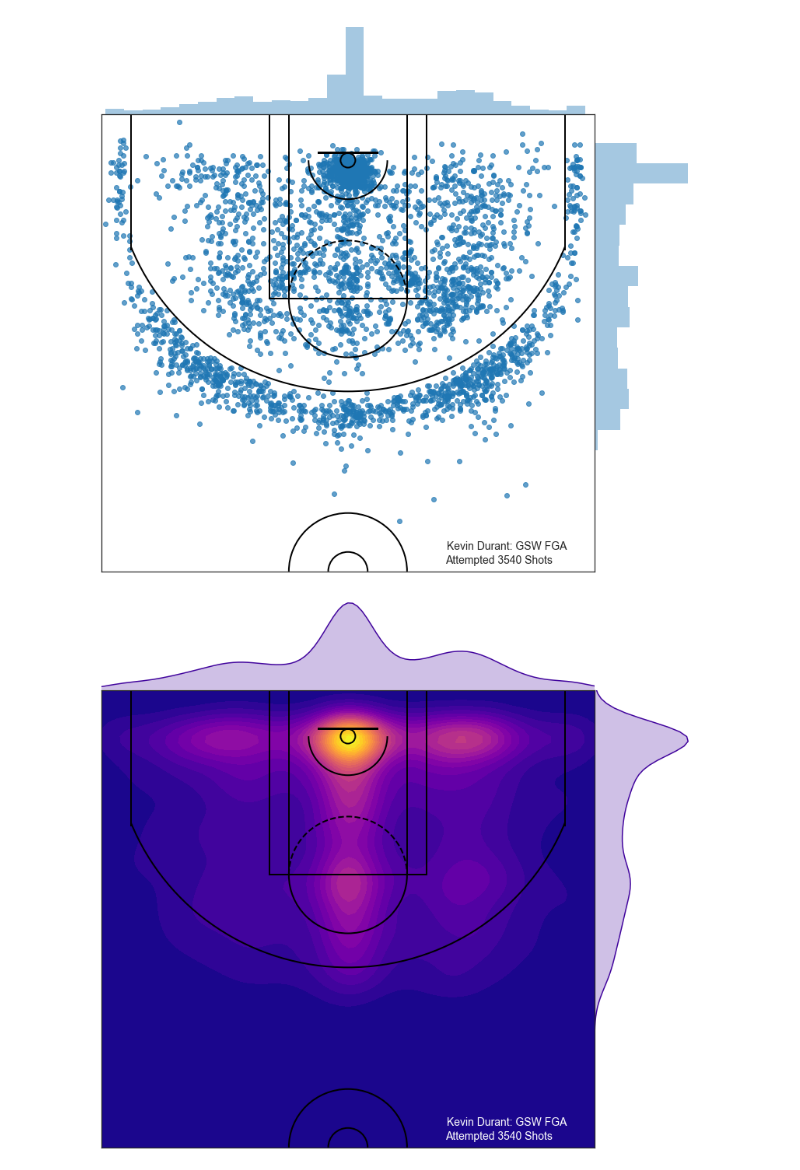
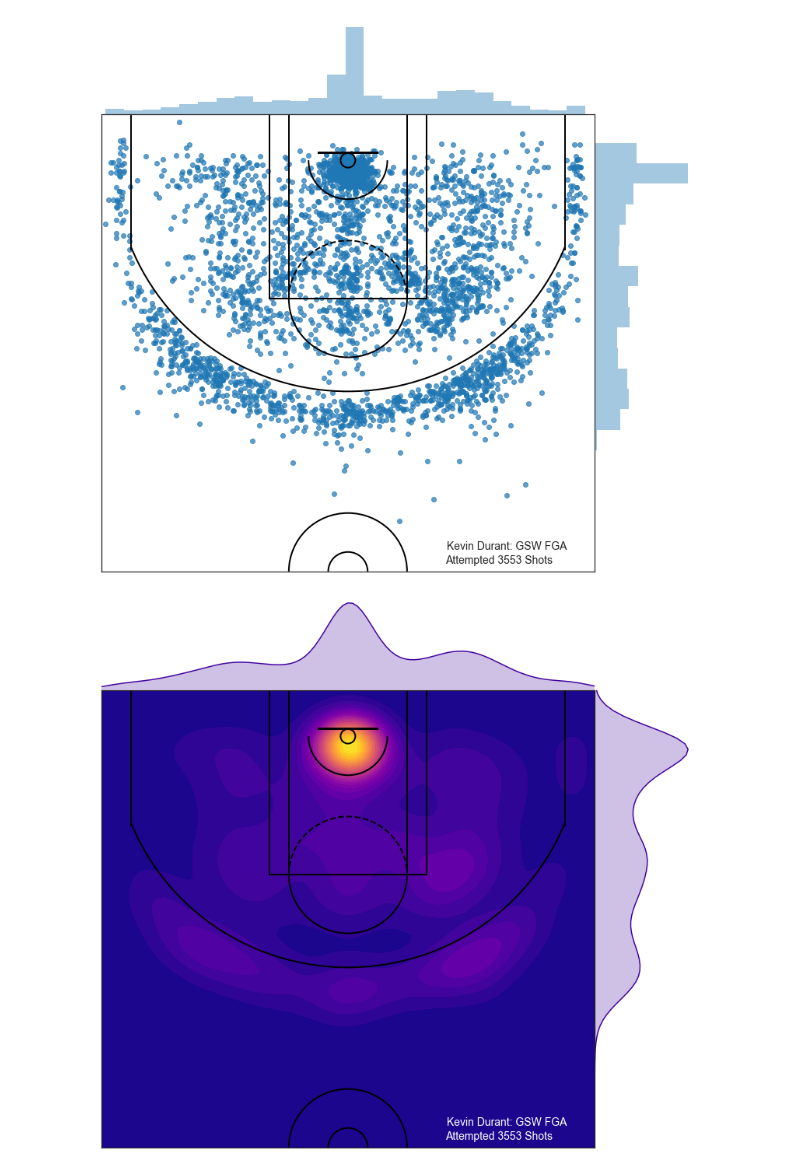
Before and after one commit to matthewosborne71/SportsProjects, a Jupyter notebook: NBA_Shot_Charts/ShotCharts.ipynb, the cells around one changed output. Cells and saved outputs as stored; diff of their text form; code cells hidden in the pictures.

Commit message:
Finished up Shot Chart Jupyter Notebook

```diff
--- a/NBA_Shot_Charts/ShotCharts.ipynb
+++ b/NBA_Shot_Charts/ShotCharts.ipynb
@@ -529,32 +531,32 @@ plt.show()
 # %%
 # This imports a color map from plt
 cmap = plt.cm.plasma
 
 # This makes our joinplot we've changed our kind variable to be
 # 'kde' this means we want the density of the points.
-JointChart = sns.jointplot(KD_GSW_DF.LOC_X, KD_OKC_DF.LOC_Y, stat_func=None,
-                                 kind='kde', space=0, color=cmap(0.1),
-                                 cmap=cmap, n_levels=25)
+JointChart = sns.jointplot(data = KD_GSW_DF, x = 'LOC_X', y = 'LOC_Y',
+                           stat_func=None, kind='kde', space=0,
+                           color=cmap(0.1), cmap=cmap, n_levels=25)
 
 # Set the size of the figure
 JointChart.fig.set_size_inches(12,11)
 
 # Draw the court
 Court = JointChart.ax_joint
 draw_court(Court)
 
 # rotate the court
 Court.set_xlim(-250,250)
 Court.set_ylim(422.5, -47.5)
 
 # Eliminate labels and axis ticks
 Court.set_xlabel('')
 Court.set_ylabel('')
 Court.tick_params(labelbottom='off', labelleft='off')
 
 Court.text(100,400,"Kevin Durant: GSW FGA",fontsize = 14,color = 'w')
 Court.text(99,415,"Attempted " + str(Total_GSW) + " Shots",fontsize = 14,color = 'w')
 
 plt.show()
 # %% [output]
-[figure, old version]
+[figure, new version]
```
Also changed, not shown: parts of 8 cells of this notebook.
